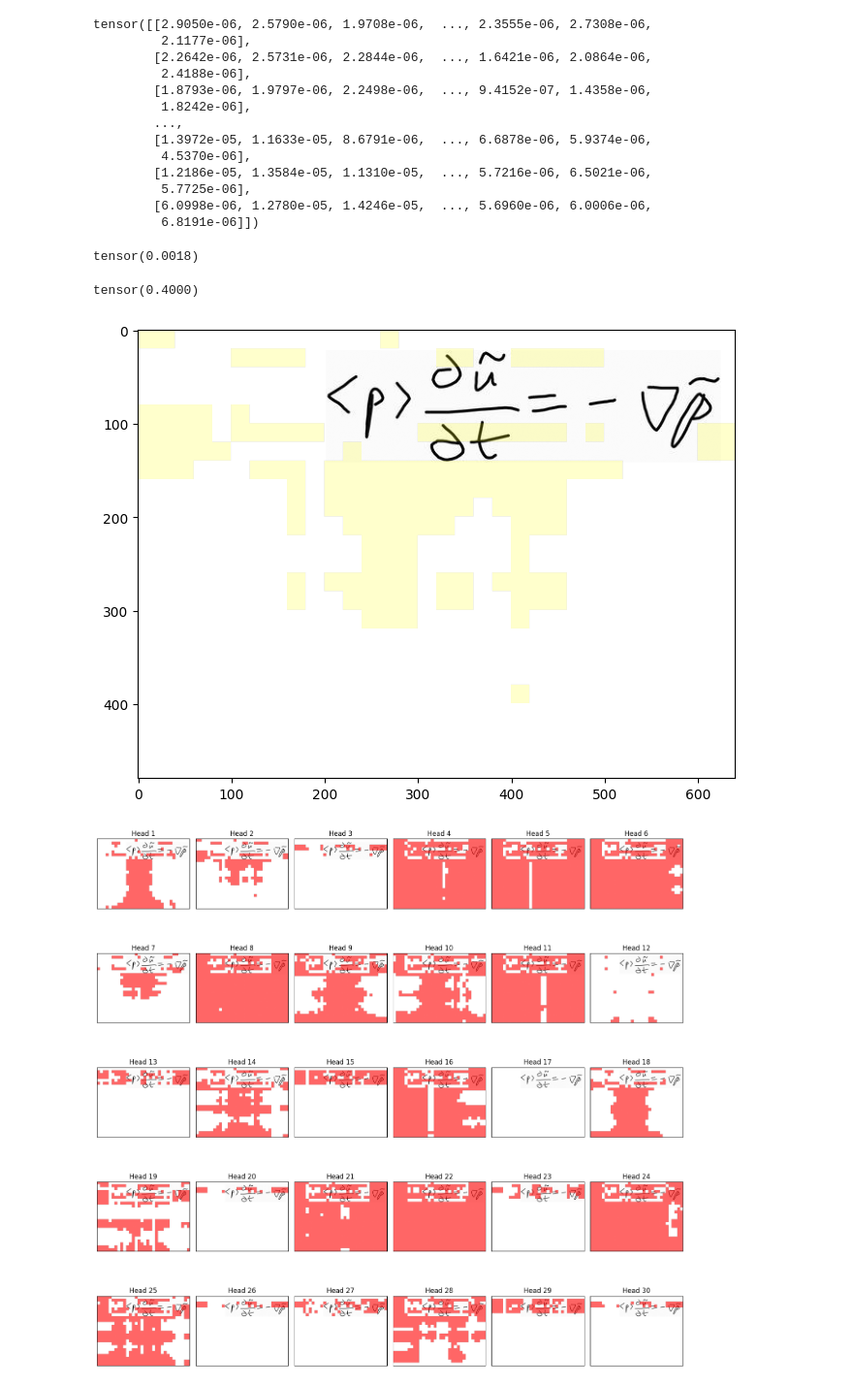
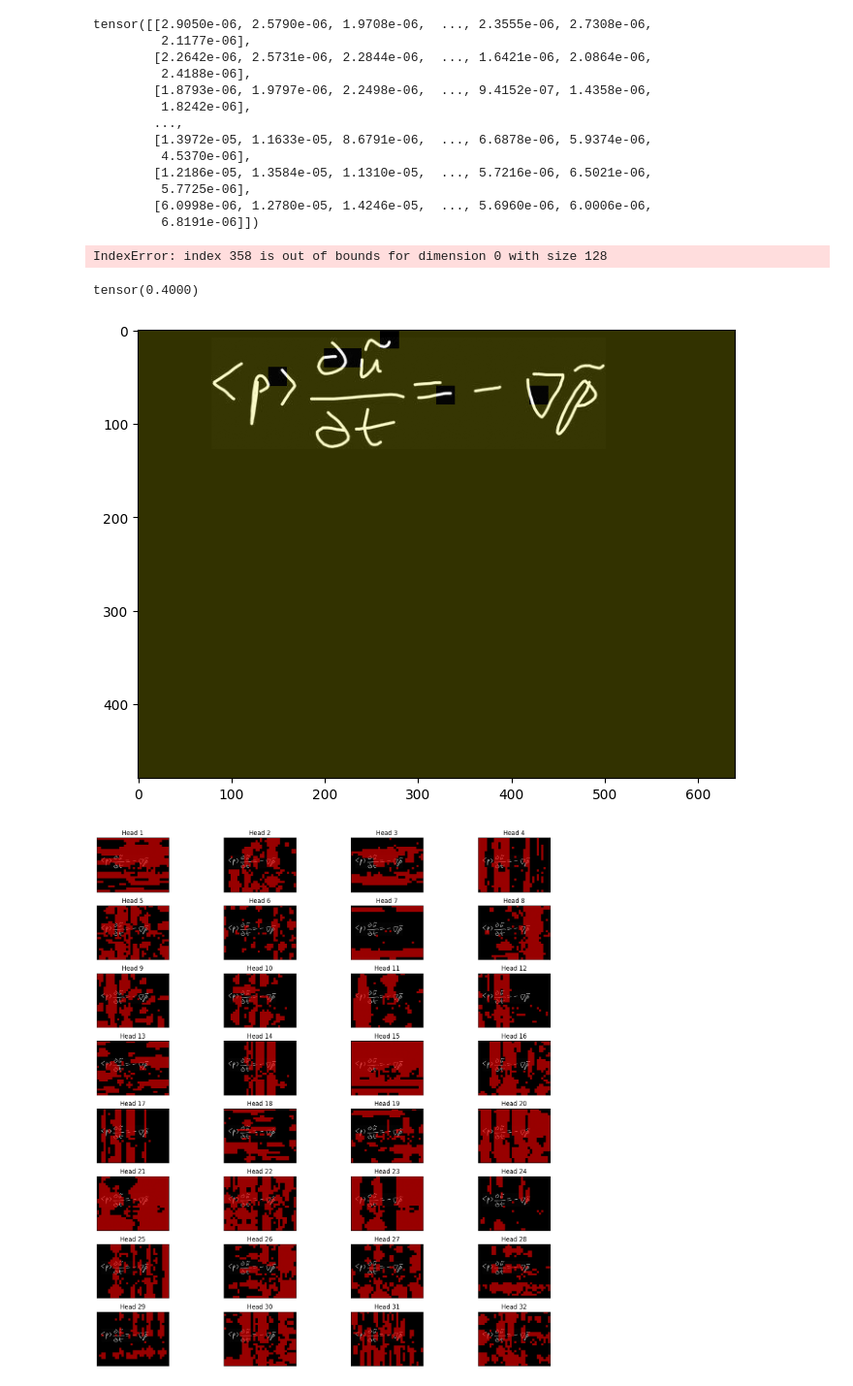
Before and after one commit to KKivik/AiBoardNotes, a Jupyter notebook: train.ipynb, the cells around one changed output. Shown at 97% size. Cells and saved outputs as stored; diff of their text form; code cells hidden in the pictures.

```diff
--- a/train.ipynb
+++ b/train.ipynb
@@ -876,9 +948,12 @@ ds_train.dataset[300]["image"]
 # %%
 from torchvision import transforms
 from prepare_data import SmartResizer
+import matplotlib.pyplot as plt
+from PIL import Image, ImageOps
 
 presee_transform = transforms.Compose([
     transforms.Grayscale(num_output_channels=1),
+    transforms.Lambda(lambda x: ImageOps.invert(x)),
     transforms.ToTensor(),
     SmartResizer(),
     transforms.Normalize(mean=[0.5], std=[0.5]),
@@ -1009,6 +1084,8 @@ single_dataset[0]
   112,
   125,
   302]]
+# %%
+attention_matrix = []
 # %%
 from contextlib import contextmanager
 from typing import Callable, Tuple
@@ -1088,0 +1208,2 @@ torch.Size([1, 768, 768])
+# %%
+attention_matrix = attention_matrix[0].squeeze().to("cpu")
@@ -1165,21 +1302,22 @@ tensor([[2.9050e-06, 2.5790e-06, 1.9708e-06,  ..., 2.3555e-06, 2.7308e-06,
         [6.0998e-06, 1.2780e-05, 1.4246e-05,  ..., 5.6960e-06, 6.0006e-06,
          6.8191e-06]])
 # %%
-test_for_deep_analyze_cpu[150][358]
+test_for_deep_analyze[0][150][358]
 # %% [output]
-tensor(0.0018)
+IndexError: index 358 is out of bounds for dimension 0 with size 128
 # %%
 torch.tensor(0.4)
 # %% [output]
 tensor(0.4000)
 # %%
+import numpy as np
 plt.figure(figsize=(8, 6))
 plt.imshow(s_to_test, cmap='gray')
 mask = np.zeros_like(s_to_test, dtype=bool)
 
 for qi in range(768):
     for ki in range(768):
-        if test_for_deep_analyze_cpu[qi][ki] > torch.tensor(0.1):
+        if attention_matrix[0][qi][ki] > torch.tensor(0.1):
             q1 = (qi // 32) * 20
             q2 = (qi % 32) * 20
             for i in range(q1, q1 + 20):
@@ -1198,46 +1336,47 @@ color_overlay[mask] = [1, 1, 0, 0.5]  # красный
 plt.imshow(color_overlay, alpha=0.4)
 plt.show()
 # %% [output]
-[figure, old version]
+[figure, new version]
 # %%
-fig, axes = plt.subplots(5, 6, figsize=(15, 15))  # 2 строки, 5 столбцов
+import numpy as np
+fig, axes = plt.subplots(8, 4, figsize=(15, 15))  # 2 строки, 5 столбцов
 axes = axes.flatten()  # делаем одномерный массив для удобного доступа
 
-for idx in range(30):
+for idx in range(32):
     ax = axes[idx]
 
     # Отображаем grayscale
-    test_for_deep_analyze_cur = F.softmax(attention_matrixes[idx].squeeze(), dim=-1).to("cpu")
+    #test_for_deep_analyze_cur = F.softmax(attention_matrixes[idx].squeeze(), dim=-1).to("cpu")
     im = ax.imshow(s_to_test, cmap='gray', aspect='auto')
 
     # Создаем маску
     mask = np.zeros_like(s_to_test, dtype=bool)
 
     for qi in range(768):
         for ki in range(768):
-            if test_for_deep_analyze_cur[qi][ki] > torch.tensor(0.1):
+            if attention_matrix[idx][qi][ki] > torch.tensor(0.8):
                 q1 = (qi // 32) * 20
                 q2 = (qi % 32) * 20
                 for i in range(q1, min(q1 + 20, 768)):
                     for j in range(q2, min(q2 + 20, 768)):
                         mask[i, j] = True
 
                 k1 = (ki // 32) * 20
                 k2 = (ki % 32) * 20
                 for i in range(k1, min(k1 + 20, 768)):
                     for j in range(k2, min(k2 + 20, 768)):
                         mask[i, j] = True
 
     # Накладываем цветной слой
     color_overlay = np.zeros((*s_to_test.shape, 4))
     color_overlay[mask] = [1, 0, 0, 0.6]
     ax.imshow(color_overlay)
 
     ax.set_title(f'Head {idx+1}')
     ax.set_xticks([])
     ax.set_yticks([])
 
 plt.tight_layout()
 plt.show()
 # %% [output]
-[figure, old version]
+[figure, new version]
```
Also changed, not shown: parts of 38 cells of this notebook, 2 other files.
